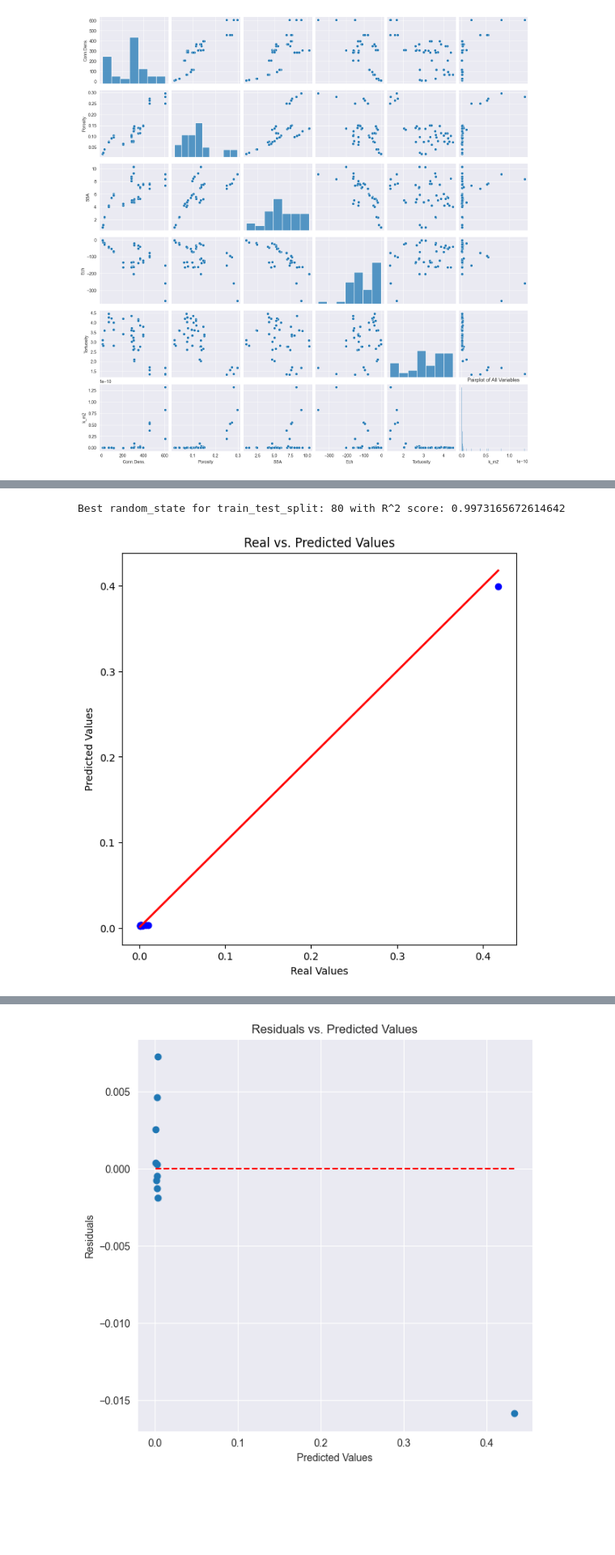
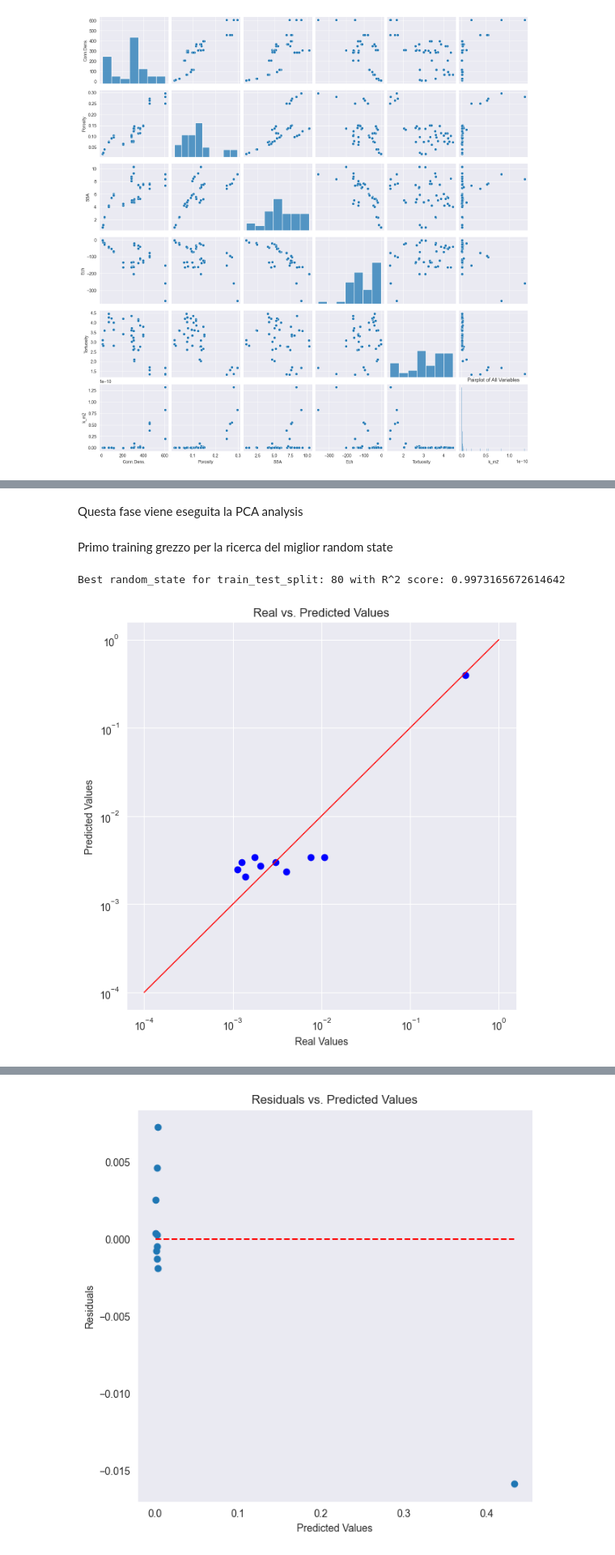
Before and after one commit to LorisMinetti/Permeability_Eval_AI, a Jupyter notebook: poker/Ech/Definitive.ipynb, the cells around one changed output, grey strips where cells are left out. Shown: that part at 81% size. Saved outputs shown, nothing was run; the diff lists cells and outputs as text; code cells hidden in the pictures; blank space fills up the shorter version.

Commit message:
big commit. export dpi images

```diff
--- a/poker/Ech/Definitive.ipynb
+++ b/poker/Ech/Definitive.ipynb
@@ -145,0 +99,2 @@ DataFrame scalato:
+# %% [markdown]
+Questa fase viene eseguita la PCA analysis
@@ -146,9 +129,8 @@ DataFrame scalato:
+# %% [markdown]
+Primo training grezzo per la ricerca del miglior random state
 # %%
-from sklearn.metrics import r2_score
-from sklearn.model_selection import train_test_split
-from xgboost import XGBRegressor
-import matplotlib.pyplot as plt
 
+import os
 
 best_y_pred = None
 best_y_test = None
@@ -160,36 +142,49 @@ X = df_scaled.drop('k_m2', axis=1)
 y = df_scaled['k_m2']
 
 for random_state in range(0, 100):
 
 
     X_train, X_test, y_train, y_test = train_test_split(X, y, test_size=0.2, random_state=random_state)
 
     model = XGBRegressor()
     model.fit(X_train, y_train)
 
     y_pred = model.predict(X_test)
     score = r2_score(y_test, y_pred)
 
     if score > best_score_split:
         best_score_split = score
         best_random_state_split = random_state
         best_y_test = y_test
         best_y_pred = y_pred
 
 print(f"Best random_state for train_test_split: {best_random_state_split} with R^2 score: {best_score_split}")
 
+relative_path_png = 'C:/Users/loris/Desktop/Python Workspace/FirstTryMiller/pictures_extract/png/'
+relative_path_pdf = 'C:/Users/loris/Desktop/Python Workspace/FirstTryMiller/pictures_extract/pdf/'
+# Assicurati che la directory esista
+os.makedirs(os.path.dirname(relative_path_png), exist_ok=True)
+os.makedirs(os.path.dirname(relative_path_pdf), exist_ok=True)
 
 plt.figure(figsize=(7, 7))
 plt.scatter(best_y_test, best_y_pred, color='blue')  # Cambia il colore dei punti in blu
-plt.plot([best_y_test.min(), best_y_test.max()], [best_y_test.min(), best_y_test.max()], 'r-', lw=2)  # Bisettrice rossa non tratteggiata
+plt.plot([10**-4, 10**0], [10**-4, 10**0], 'r-', lw=1)
 plt.xlabel('Real Values')
 plt.ylabel('Predicted Values')
 plt.title('Real vs. Predicted Values')
-plt.grid(False)  # Disabilita la griglia
+plt.xscale('log', base=10)
+plt.yscale('log', base=10)
+plt.grid(True)  # Disabilita la griglia
+
+# Salva il grafico come immagine PNG
+plt.savefig(f'{relative_path_png}preliminaryTraining.png')  # Salva il grafico come immagine PNG
+# Salva il grafico come PDF
+plt.savefig(f'{relative_path_pdf}preliminaryTraining.pdf', dpi=300)  # Salva il grafico come PDF
+
 plt.show()
 # %% [output]
 Best random_state for train_test_split: 80 with R^2 score: 0.9973165672614642
-[figure, old version]
+[figure, new version]
 # %%
 print(best_y_test)
 print(best_y_pred)
```
Also changed, not shown: parts of 36 cells of this notebook, 11 other files.
